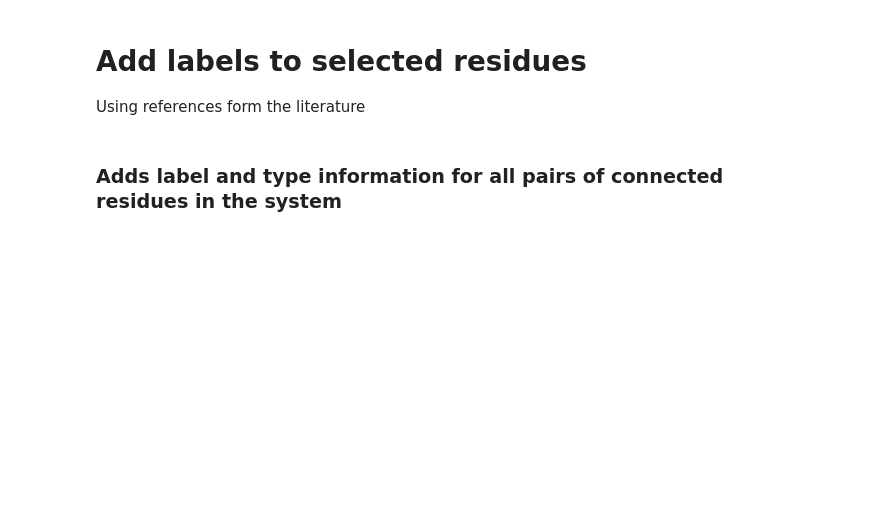
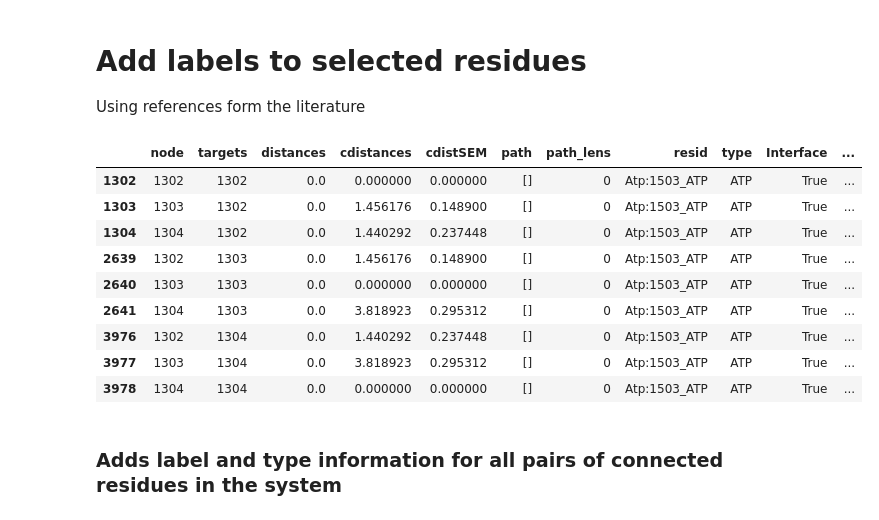
Before and after one commit to zharmad/dynamic_network_analysis_scripts, a Jupyter notebook: Step2_Analysis_wt.ipynb, the cells around one changed output. Saved outputs shown, nothing was run; the diff lists cells and outputs as text; code cells hidden in the pictures; blank space fills up the shorter version.

```diff
--- a/Step2_Analysis_wt.ipynb
+++ b/Step2_Analysis_wt.ipynb
@@ -150,6 +153,7 @@ Nodes for second ATP molecule: [1331] of [1329 1330 1331]
 # %% [markdown]
 ### Show the optimal path between two nodes.
 # %%
-w = create_widget()
-set_widget_representations(w)
-w
+if not bPythonExport:
+    w = create_widget()
+    set_widget_representations(w)
+    w
@@ -163,6 +167,7 @@ w.close()
 # %% [markdown]
 ### Show the contacts with N highest betweeness.
 # %%
-w = create_widget()
-set_widget_representations(w)
-w
+if not bPythonExport:
+    w = create_widget()
+    set_widget_representations(w)
+    w
@@ -171,14 +174,15 @@ NGLWidget(max_frame=6002)
 # %%
-# Plot the 100 highest betweennesses (edges most used by optimal paths)
-w.clear_representations()
-w.add_cartoon("protein")
-w.add_line("not protein")
+if not bPythonExport:
+    # Plot the 100 highest betweennesses (edges most used by optimal paths)
+    w.clear_representations()
+    w.add_cartoon("protein")
+    w.add_line("not protein")
 
-window = 0
-for k,v in islice(dnad.btws[window].items(),100):
-    print(k,v, dnad.corrMatAll[0, k[0], k[1]])
-    viewPath(w, getPath(k[0], k[1], dnad.nodesAtmSel, dnad.preds),
-             dnad.distsAll, dnad.maxDirectDist, dnad.nodesAtmSel, window)
+    window = 0
+    for k,v in islice(dnad.btws[window].items(),100):
+        print(k,v, dnad.corrMatAll[0, k[0], k[1]])
+        viewPath(w, getPath(k[0], k[1], dnad.nodesAtmSel, dnad.preds),
+                 dnad.distsAll, dnad.maxDirectDist, dnad.nodesAtmSel, window)
 # %%
 # Save the current visualization in a figue.
 #w.download_image(filename='nglview_frame.png', factor=15, trim=True, antialias=True)
@@ -704,9 +765,9 @@ df["Label"] = 0
 
 tags = dict()
 #"resname H2U and element N"
-tags["OMPn"] = getNodeFromSel("resname OMP and name N1", dnad.nodesAtmSel, dnad.atomToNode)[0]
+tags["ATPn"] = getNodeFromSel("resname ATP and name N1", dnad.nodesAtmSel, dnad.atomToNode)[0]
 #"resname H2U and element P"
-tags["OMPp"] = getNodeFromSel("resname OMP and name P", dnad.nodesAtmSel, dnad.atomToNode)[0]
+tags["ATPp"] = getNodeFromSel("resname ATP and name PB", dnad.nodesAtmSel, dnad.atomToNode)[0]
 
 for label, node in tags.items():
     if not node in df.node:
@@ -714,7 +775,18 @@ for label, node in tags.items():
         continue
     df.loc[ df.node == node, 'Label'] = label
 # %%
-df.loc[ (df["resid"] == "Omp:301_OMP") & (df["window"] == 0)  ]
+df.loc[ (df["resid"] == "Atp:1503_ATP") & (df["window"] == 0)  ]
+# %% [output]
+|  | node | targets | distances | cdistances | cdistSEM | path | path_lens | resid | type | Interface | ... |
+| 1302 | 1302 | 1302 | 0.0 | 0.000000 | 0.000000 | [] | 0 | Atp:1503_ATP | ATP | True | ... |
+| 1303 | 1303 | 1302 | 0.0 | 1.456176 | 0.148900 | [] | 0 | Atp:1503_ATP | ATP | True | ... |
+| 1304 | 1304 | 1302 | 0.0 | 1.440292 | 0.237448 | [] | 0 | Atp:1503_ATP | ATP | True | ... |
+| 2639 | 1302 | 1303 | 0.0 | 1.456176 | 0.148900 | [] | 0 | Atp:1503_ATP | ATP | True | ... |
+| 2640 | 1303 | 1303 | 0.0 | 0.000000 | 0.000000 | [] | 0 | Atp:1503_ATP | ATP | True | ... |
+| 2641 | 1304 | 1303 | 0.0 | 3.818923 | 0.295312 | [] | 0 | Atp:1503_ATP | ATP | True | ... |
+| 3976 | 1302 | 1304 | 0.0 | 1.440292 | 0.237448 | [] | 0 | Atp:1503_ATP | ATP | True | ... |
+| 3977 | 1303 | 1304 | 0.0 | 3.818923 | 0.295312 | [] | 0 | Atp:1503_ATP | ATP | True | ... |
+| 3978 | 1304 | 1304 | 0.0 | 0.000000 | 0.000000 | [] | 0 | Atp:1503_ATP | ATP | True | ... |
 # %% [markdown]
 ### Adds label and type information for all pairs of connected residues in the system
 # %%
```
Also changed, not shown: parts of 49 cells of this notebook, 3 other files.
